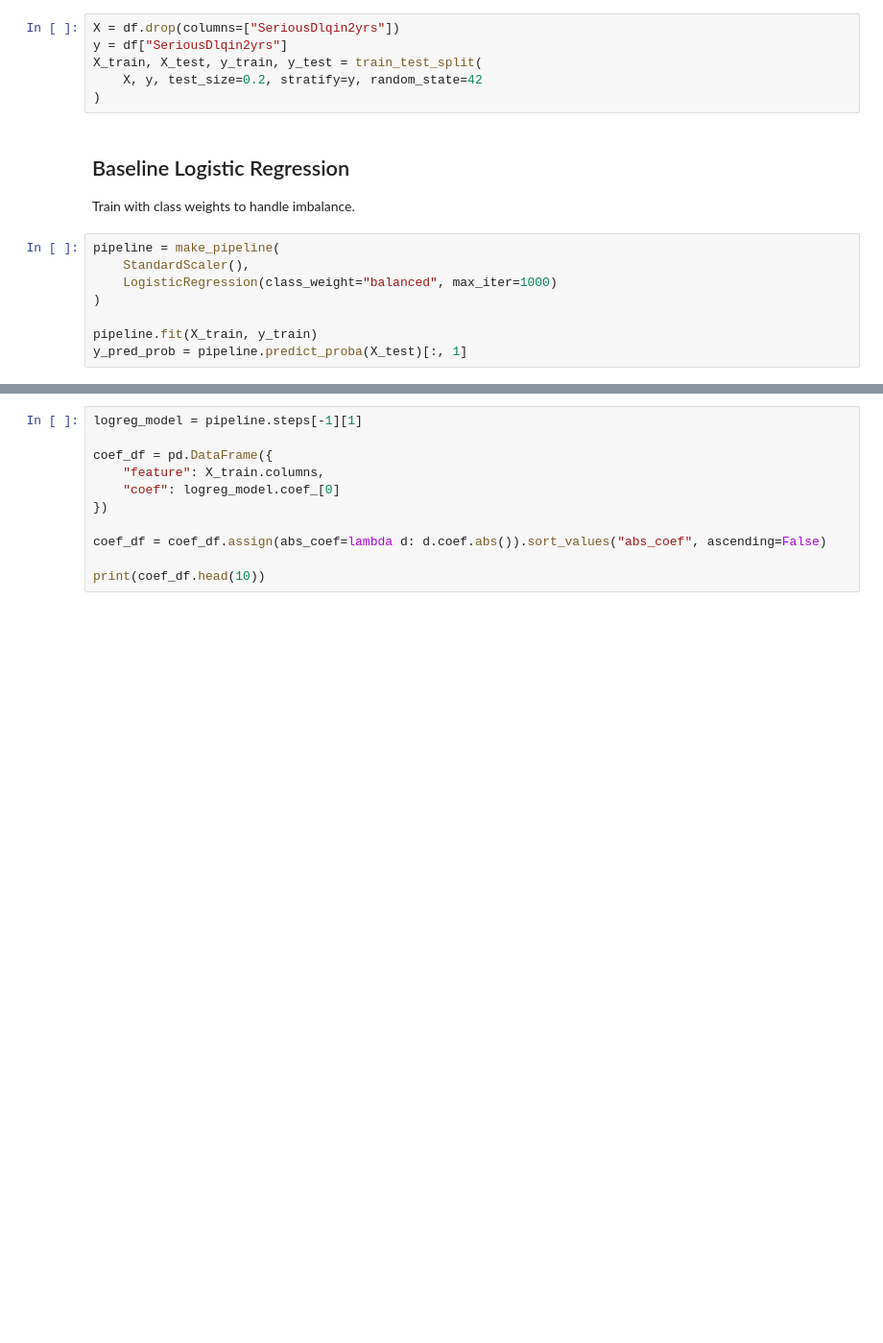
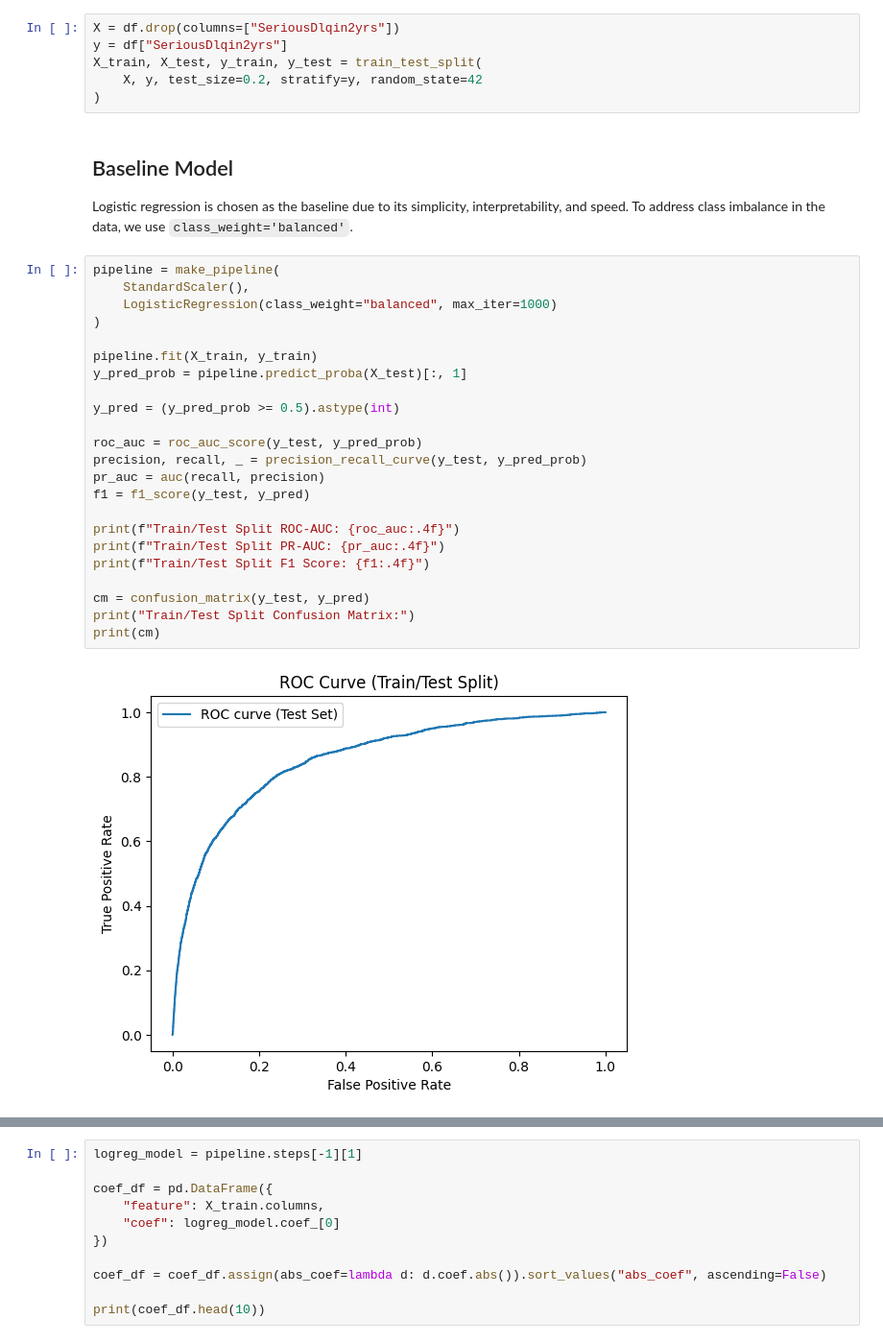
Before and after one commit to fanryan/loanvet, a Jupyter notebook: notebooks/01_baseline_model.ipynb, the cells around one changed output, grey strips where cells are left out. Shown at 96% size. Saved outputs shown, nothing was run; the diff lists cells and outputs as text; blank space fills up the shorter version.

```diff
--- a/notebooks/01_baseline_model.ipynb
+++ b/notebooks/01_baseline_model.ipynb
@@ -53,13 +70,30 @@ X_train, X_test, y_train, y_test = train_test_split(
     X, y, test_size=0.2, stratify=y, random_state=42
 )
 # %% [markdown]
-## Baseline Logistic Regression
-Train with class weights to handle imbalance.
+## Baseline Model
+Logistic regression is chosen as the baseline due to its simplicity, interpretability, and speed. To address class imbalance in the data, we use `class_weight='balanced'`.
 # %%
 pipeline = make_pipeline(
     StandardScaler(),
     LogisticRegression(class_weight="balanced", max_iter=1000)
 )
 
 pipeline.fit(X_train, y_train)
 y_pred_prob = pipeline.predict_proba(X_test)[:, 1]
+
+y_pred = (y_pred_prob >= 0.5).astype(int)
+
+roc_auc = roc_auc_score(y_test, y_pred_prob)
+precision, recall, _ = precision_recall_curve(y_test, y_pred_prob)
+pr_auc = auc(recall, precision)
+f1 = f1_score(y_test, y_pred)
+
+print(f"Train/Test Split ROC-AUC: {roc_auc:.4f}")
+print(f"Train/Test Split PR-AUC: {pr_auc:.4f}")
+print(f"Train/Test Split F1 Score: {f1:.4f}")
+
+cm = confusion_matrix(y_test, y_pred)
+print("Train/Test Split Confusion Matrix:")
+print(cm)
+# %% [output]
+[figure, added]
```
Also changed, not shown: parts of 11 cells of this notebook, 5 other files.
